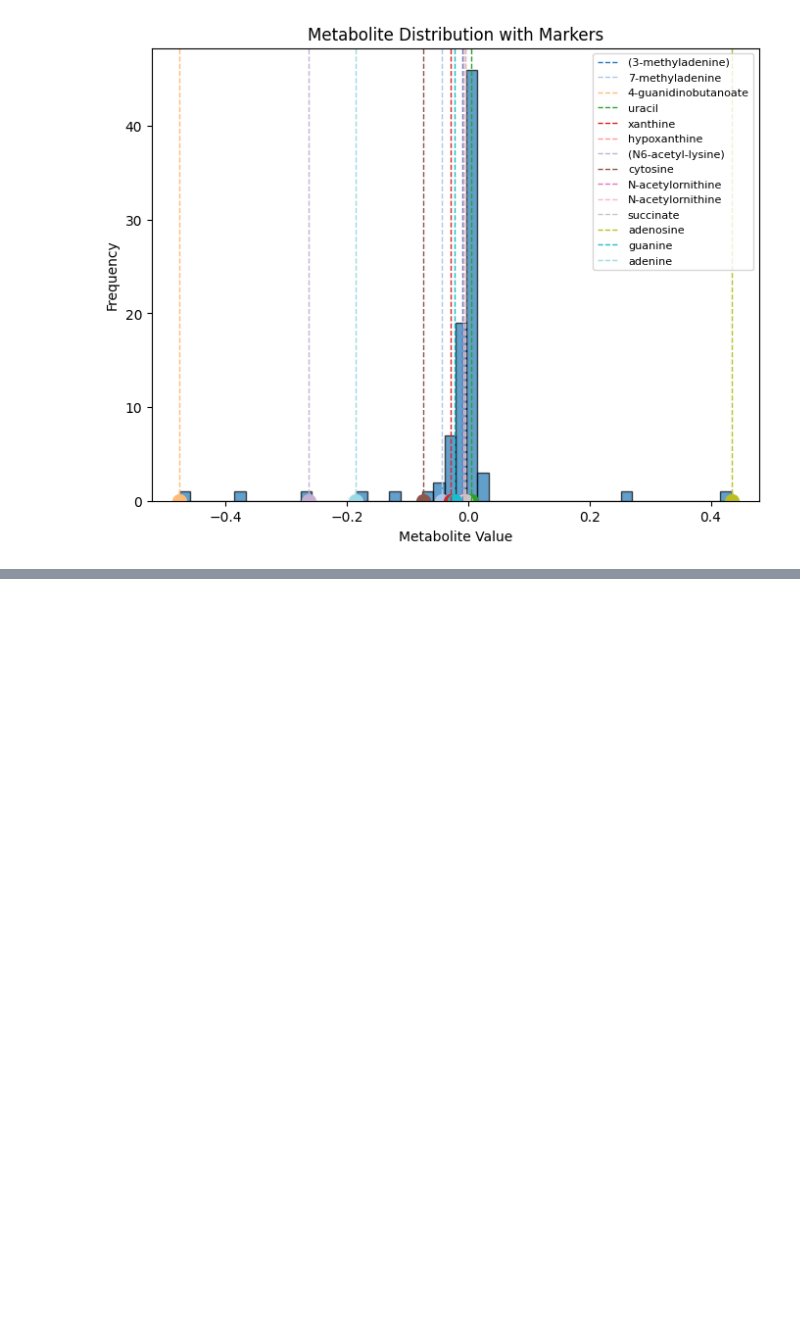
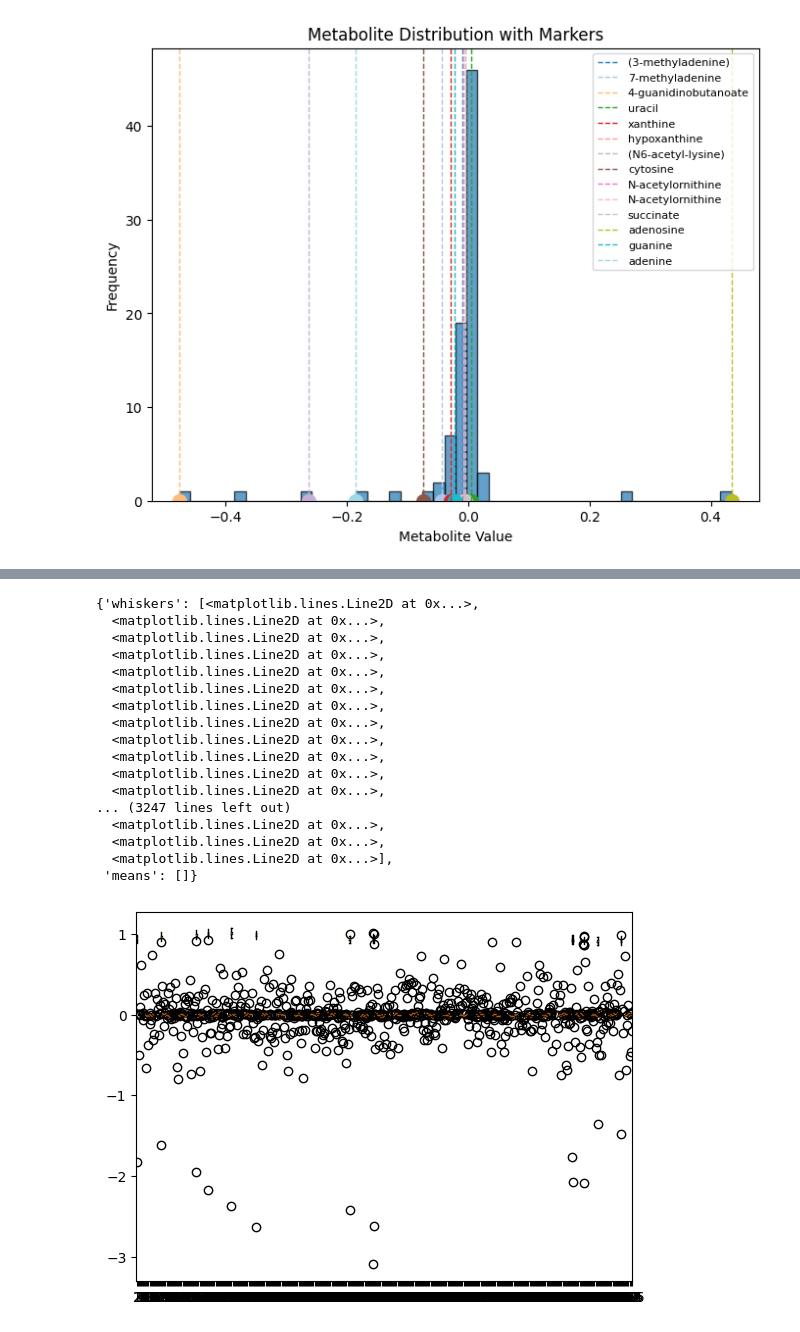
Before and after one commit to DriesDeRyck/thesis, a Jupyter notebook: DoubleML/data/soil_benchmark/soil.ipynb, the cells around one changed output, grey strips where cells are left out. Drawn from its saved outputs; the diff is of its cells as text; code cells hidden in the pictures; blank space fills up the shorter version.

```diff
--- a/DoubleML/data/soil_benchmark/soil.ipynb
+++ b/DoubleML/data/soil_benchmark/soil.ipynb
@@ -436,0 +487,22 @@ plt.show()
+# %%
+plt.boxplot(clr_ranks[clr_ranks.columns])
+# plt.boxplot(clr_ranks['rplo 1 (Cyanobacteria)'])
+# %% [output]
+{'whiskers': [<matplotlib.lines.Line2D at 0x...>,
+  <matplotlib.lines.Line2D at 0x...>,
+  <matplotlib.lines.Line2D at 0x...>,
+  <matplotlib.lines.Line2D at 0x...>,
+  <matplotlib.lines.Line2D at 0x...>,
+  <matplotlib.lines.Line2D at 0x...>,
+  <matplotlib.lines.Line2D at 0x...>,
+  <matplotlib.lines.Line2D at 0x...>,
+  <matplotlib.lines.Line2D at 0x...>,
+  <matplotlib.lines.Line2D at 0x...>,
+  <matplotlib.lines.Line2D at 0x...>,
+  <matplotlib.lines.Line2D at 0x...>,
+... (3247 lines left out)
+  <matplotlib.lines.Line2D at 0x...>,
+  <matplotlib.lines.Line2D at 0x...>,
+  <matplotlib.lines.Line2D at 0x...>],
+ 'means': []}
+[figure, added]
```
Also changed, not shown: parts of 10 cells of this notebook, 29 other files.
